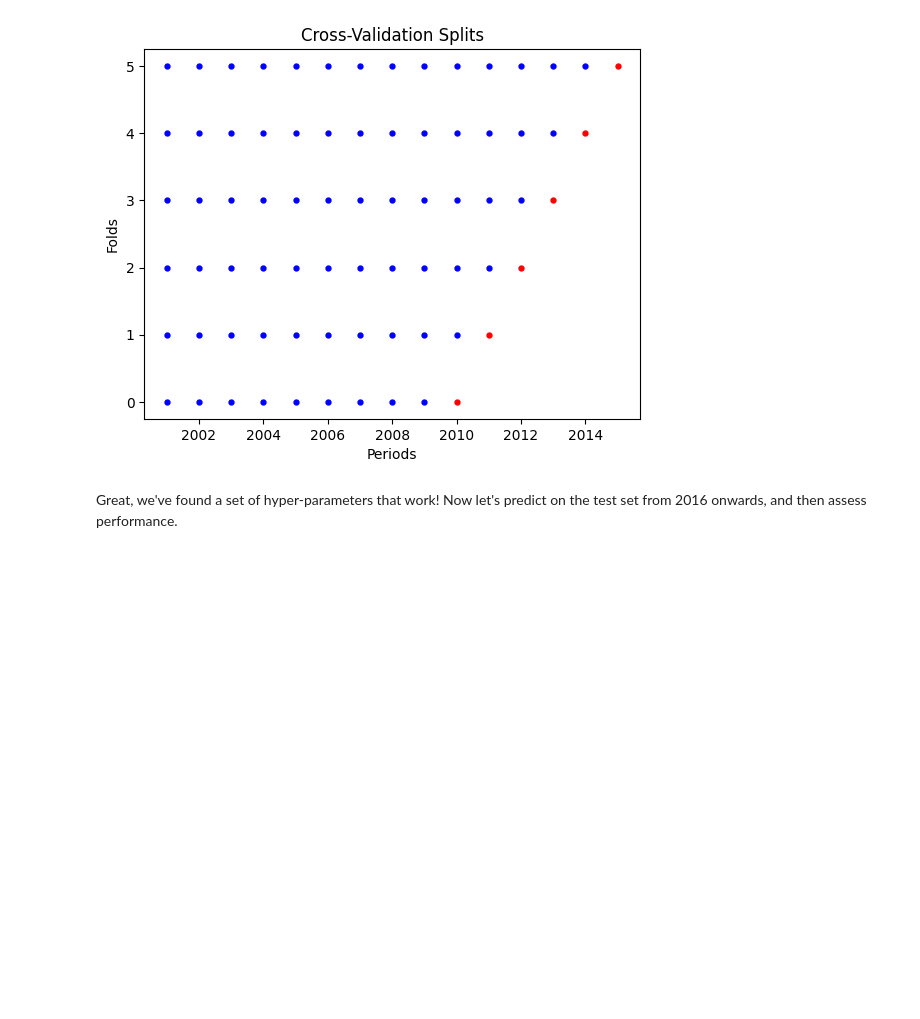
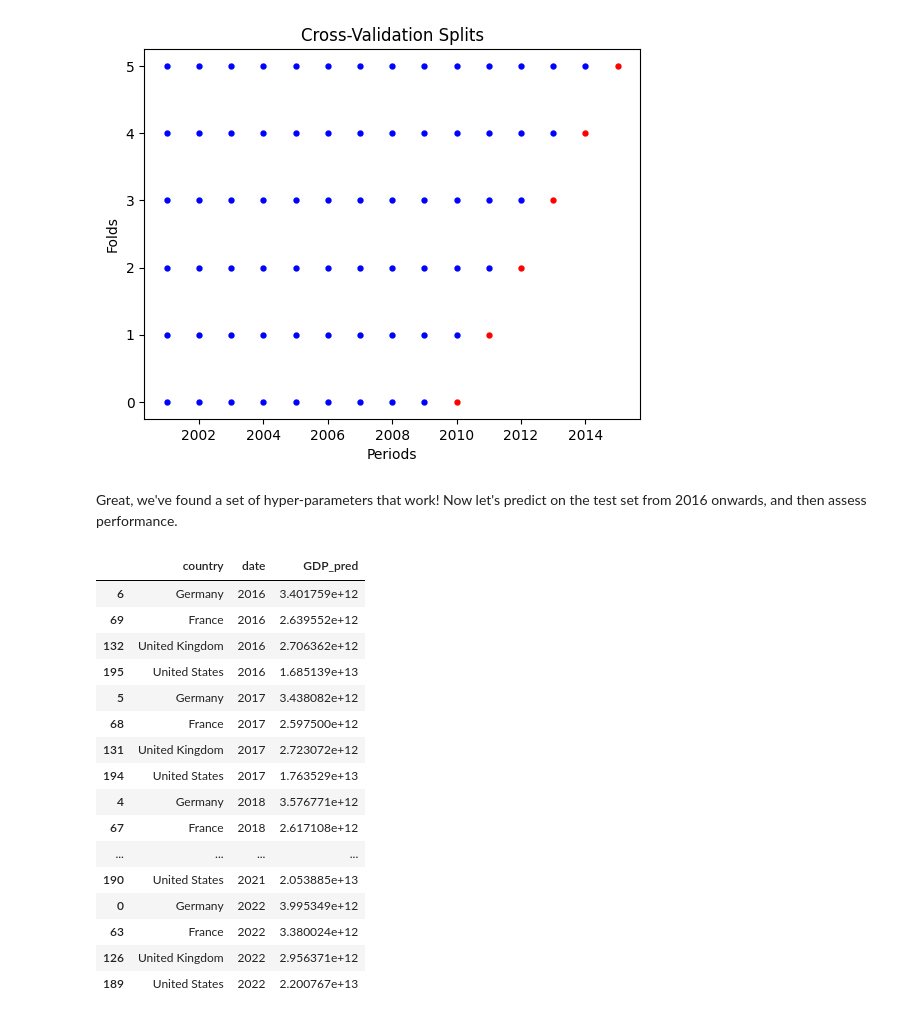
Before and after one commit to 4Freye/panelsplit, a Jupyter notebook: examples/An introduction to PanelSplit.ipynb, the cells around one changed output. Cells and saved outputs as stored; diff of their text form; code cells hidden in the pictures; blank space fills up the shorter version.

```diff
--- a/examples/An introduction to PanelSplit.ipynb
+++ b/examples/An introduction to PanelSplit.ipynb
@@ -96,6 +94,25 @@ Great, we've found a set of hyper-parameters that work! Now let's predict on the
 # %%
 panel_split = PanelSplit(panel_data_imputed.date, n_splits = 7, test_size=1)
 predictions = panel_split.cross_val_predict(RandomForestRegressor(**best_params), panel_data_imputed[features], panel_data_imputed[target], panel_data_imputed[['country','date']])
+display(predictions)
+# %% [output]
+|  | country | date | GDP_pred |
+| 6 | Germany | 2016 | 3.401759e+12 |
+| 69 | France | 2016 | 2.639552e+12 |
+| 132 | United Kingdom | 2016 | 2.706362e+12 |
+| 195 | United States | 2016 | 1.685139e+13 |
+| 5 | Germany | 2017 | 3.438082e+12 |
+| 68 | France | 2017 | 2.597500e+12 |
+| 131 | United Kingdom | 2017 | 2.723072e+12 |
+| 194 | United States | 2017 | 1.763529e+13 |
+| 4 | Germany | 2018 | 3.576771e+12 |
+| 67 | France | 2018 | 2.617108e+12 |
+| ... | ... | ... | ... |
+| 190 | United States | 2021 | 2.053885e+13 |
+| 0 | Germany | 2022 | 3.995349e+12 |
+| 63 | France | 2022 | 3.380024e+12 |
+| 126 | United Kingdom | 2022 | 2.956371e+12 |
+| 189 | United States | 2022 | 2.200767e+13 |
 # %%
 from sklearn.metrics import mean_absolute_percentage_error
 results = panel_data_imputed.merge(predictions, how='left', on=['date','country']).query('date > 2015')
```
Also changed, not shown: parts of 2 cells of this notebook.
